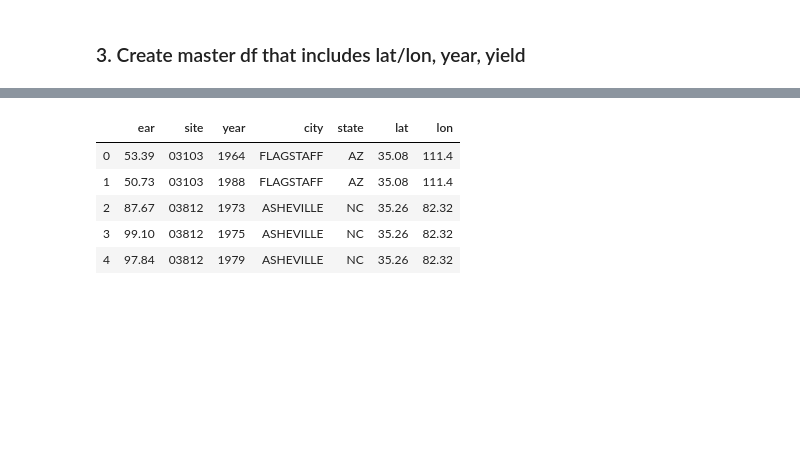
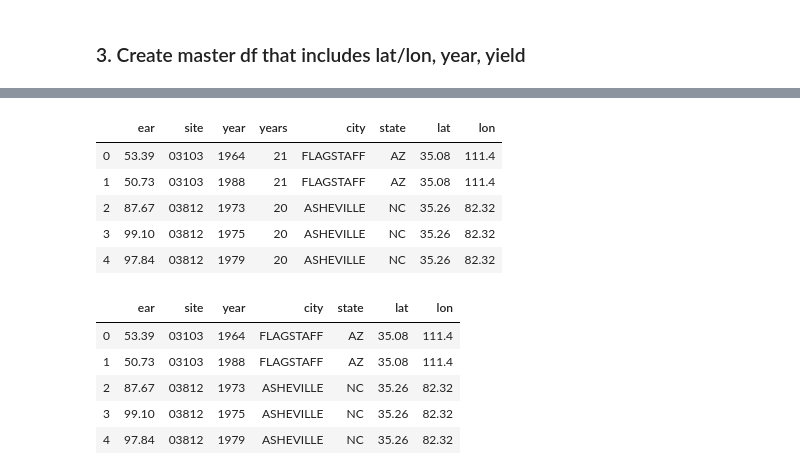
Before and after one commit to jennhsiao/upscale, a Jupyter notebook: notebooks/sim_process.ipynb, the cells around one changed output, grey strips where cells are left out. Cells and saved outputs as stored; diff of their text form; code cells hidden in the pictures; blank space fills up the shorter version.

```diff
--- a/notebooks/sim_process.ipynb
+++ b/notebooks/sim_process.ipynb
@@ -112,7 +119,14 @@ df_summary.head()
 # %%
 # merging in lat/lon site info
-df_summary = pd.merge(df_summary, df_siteinfo, on='site')
+df_summary = pd.merge(df_summary, df_siteyears, on='site')
 df_summary.head()
+# %% [output]
+|  | ear | site | year | years | city | state | lat | lon |
+| 0 | 53.39 | 03103 | 1964 | 21 | FLAGSTAFF | AZ | 35.08 | 111.4 |
+| 1 | 50.73 | 03103 | 1988 | 21 | FLAGSTAFF | AZ | 35.08 | 111.4 |
+| 2 | 87.67 | 03812 | 1973 | 20 | ASHEVILLE | NC | 35.26 | 82.32 |
+| 3 | 99.10 | 03812 | 1975 | 20 | ASHEVILLE | NC | 35.26 | 82.32 |
+| 4 | 97.84 | 03812 | 1979 | 20 | ASHEVILLE | NC | 35.26 | 82.32 |
 # %%
 df_summary.head()
 # %% [output]
```
Also changed, not shown: parts of 9 cells of this notebook.
